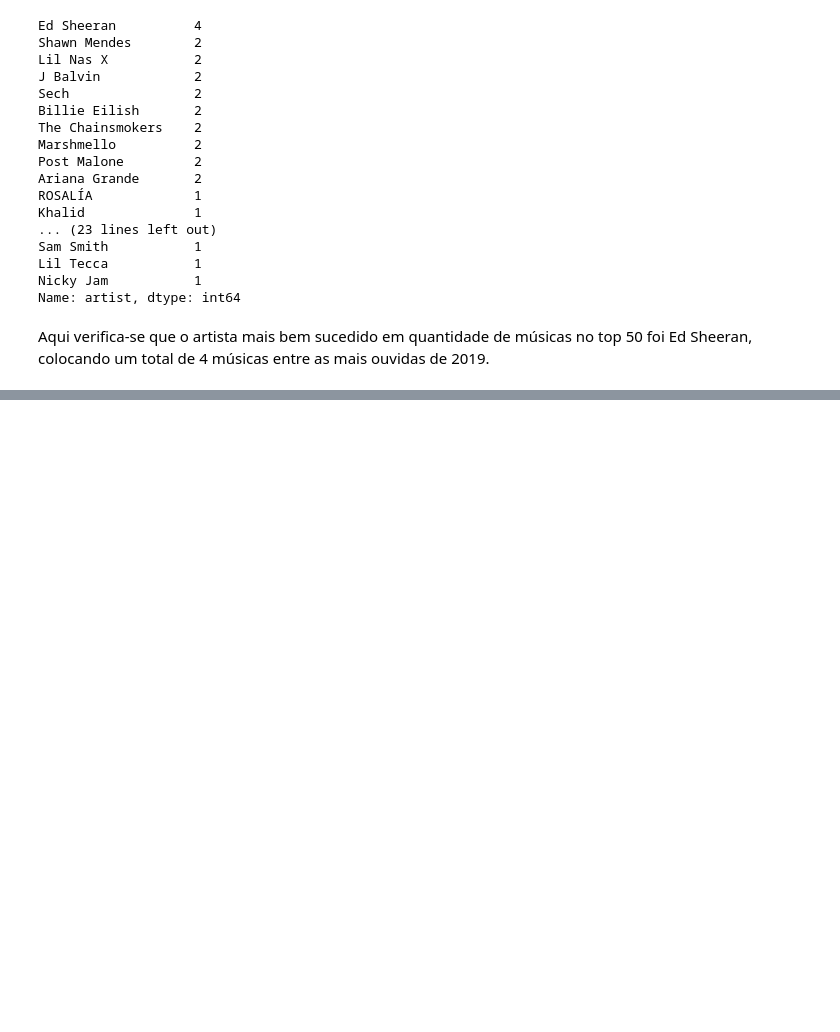
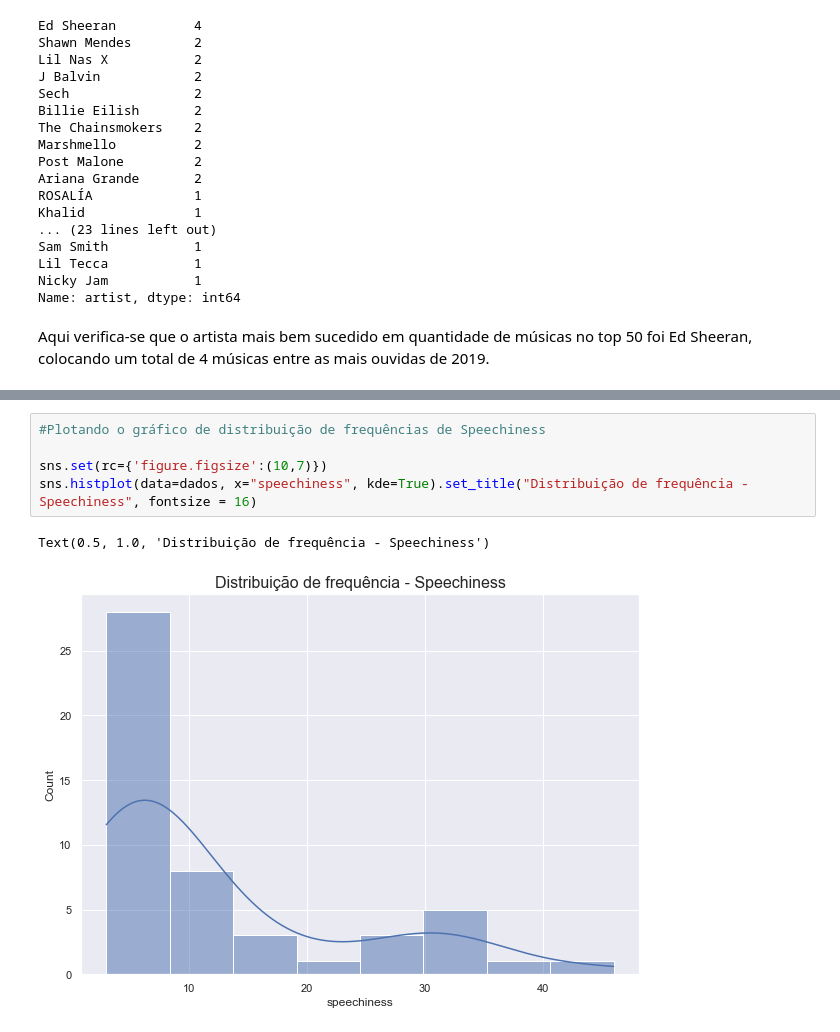
Before and after one commit to Zildriely/Spotify_Top50, a Jupyter notebook: Spotify Top 50.ipynb, the cells around one changed output, grey strips where cells are left out. Drawn from its saved outputs; the diff is of its cells as text; blank space fills up the shorter version.

```diff
--- a/Spotify Top 50.ipynb
+++ b/Spotify Top 50.ipynb
@@ -166,0 +183,8 @@ Aqui verifica-se que o artista mais bem sucedido em quantidade de músicas no to
+# %%
+#Plotando o gráfico de distribuição de frequências de Speechiness
+
+sns.set(rc={'figure.figsize':(10,7)})
+sns.histplot(data=dados, x="speechiness", kde=True).set_title("Distribuição de frequência - Speechiness", fontsize = 16)
+# %% [output]
+Text(0.5, 1.0, 'Distribuição de frequência - Speechiness')
+[figure, added]
```
Also changed, not shown: parts of 17 cells of this notebook.
